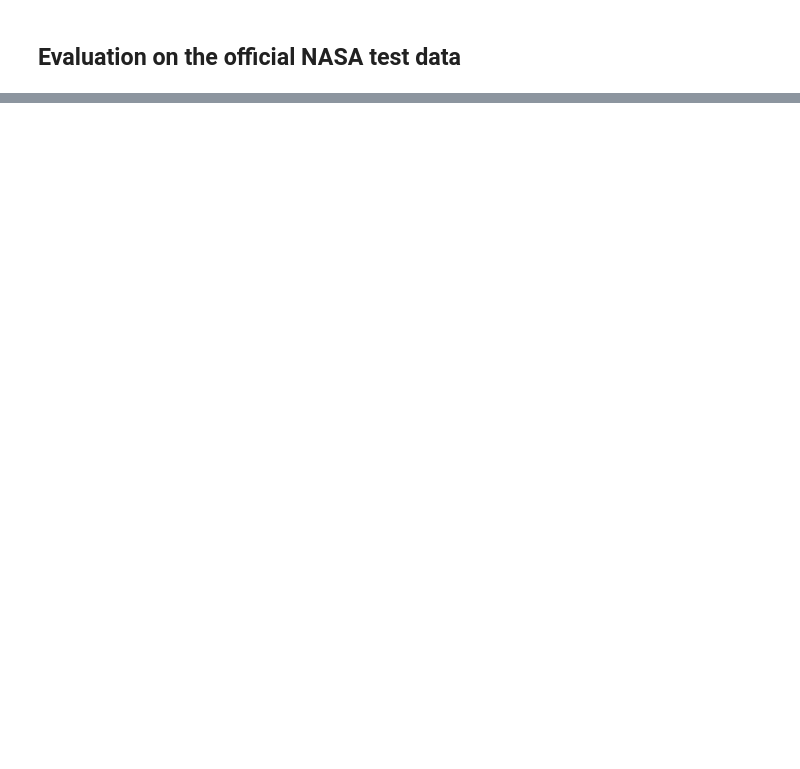
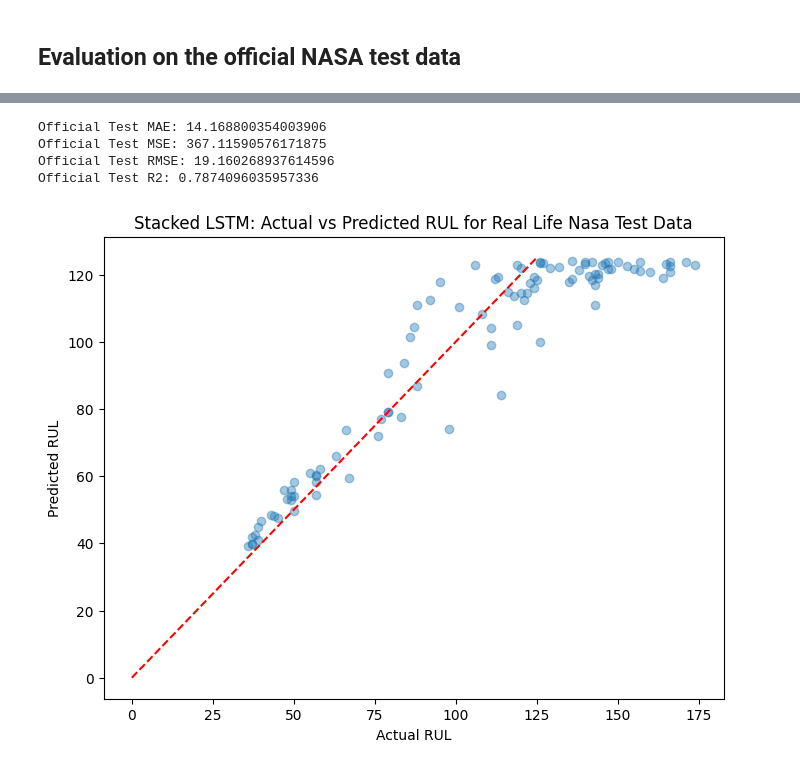
Before and after one commit to Vishwa7773/Turbofan-Jet-Engine-Life-Cycle-Prediction, a Jupyter notebook: EngineLifeCyclePrediction.ipynb, the cells around one changed output, grey strips where cells are left out. Drawn from its saved outputs; the diff is of its cells as text; code cells hidden in the pictures; blank space fills up the shorter version.

Commit message:
Final Evaluation on NASA test Dataset and model saving

```diff
--- a/EngineLifeCyclePrediction.ipynb
+++ b/EngineLifeCyclePrediction.ipynb
@@ -578,0 +616,19 @@ plt.show()
+# %%
+max_cycles = test.groupby('engine_id')['cycle'].transform('max')
+test['RUL'] = max_cycles + test['final_RUL'] - test['cycle']
+# %%
+X_test,y_test=make_sequences(test,scale,X.columns.tolist(),30)
+# %%
+# Selcting only last window of each
+last_seq=[]
+last_target=[]
+start=0
+for i in test['engine_id'].unique():
+  engine=test[test['engine_id']==i]
+  n_sequences=len(engine)-30 +1
+  last_seq.append(X_test[start + n_sequences -1])
+  last_target.append(y_test[start + n_sequences -1])
+  start+=n_sequences
+
+X_test_final = np.array(last_seq)
+y_test_final = np.array(last_target)
@@ -578,0 +641,2 @@ plt.show()
+# %%
+y_pred_final = model.predict(X_test_final).reshape(-1)
@@ -578,0 +645,30 @@ plt.show()
+# %%
+from sklearn.metrics import mean_absolute_error, mean_squared_error, r2_score
+
+mae = mean_absolute_error(y_test_final, y_pred_final)
+mse = mean_squared_error(y_test_final, y_pred_final)
+rmse = np.sqrt(mse)
+r2 = r2_score(y_test_final, y_pred_final)
+
+print("Official Test MAE:", mae)
+print("Official Test MSE:", mse)
+print("Official Test RMSE:", rmse)
+print("Official Test R2:", r2)
+# %% [output]
+Official Test MAE: 14.168800354003906
+Official Test MSE: 367.11590576171875
+Official Test RMSE: 19.160268937614596
+Official Test R2: 0.7874096035957336
+# %%
+plt.figure(figsize=(8, 6))
+
+plt.scatter(y_test_final, y_pred_final, alpha=0.4)
+
+plt.plot([0, 125], [0, 125], 'r--')
+
+plt.xlabel('Actual RUL')
+plt.ylabel('Predicted RUL')
+plt.title('Stacked LSTM: Actual vs Predicted RUL for Real Life Nasa Test Data')
+plt.show()
+# %% [output]
+[figure, added]
```
Also changed, not shown: parts of 22 cells of this notebook.
